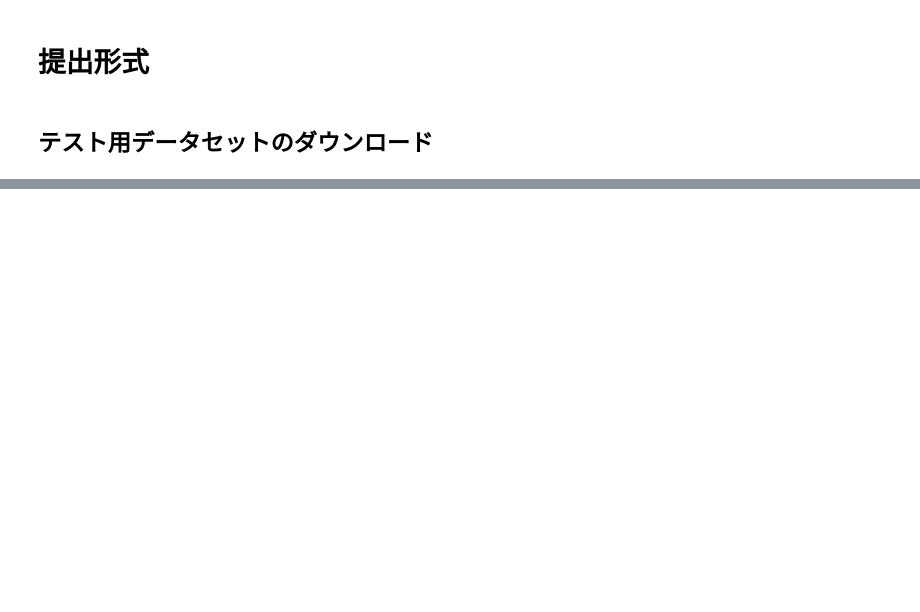
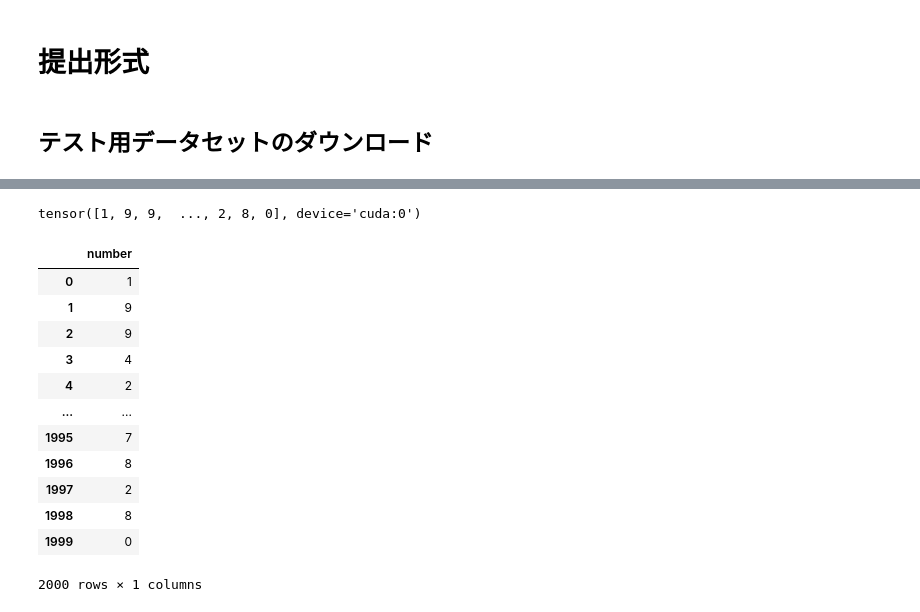
Before and after one commit to sangyuchuan1997/E-qualif-Practice, a Jupyter notebook: exercises/04_Cifar10/Exercise_Cifar10.ipynb, the cells around one changed output, grey strips where cells are left out. Cells and saved outputs as stored; diff of their text form; code cells hidden in the pictures; blank space fills up the shorter version.

```diff
--- a/exercises/04_Cifar10/Exercise_Cifar10.ipynb
+++ b/exercises/04_Cifar10/Exercise_Cifar10.ipynb
@@ -93 +230,4 @@ parse_pickle(val, "val")
+# %%
+vgg_pre_weight_path = './vgg_pre_weight_path.pth'
+torch.save(net.state_dict(), vgg_pre_weight_path)
 # %% [markdown]
@@ -96,0 +235,2 @@ parse_pickle(val, "val")
+# %%
+net.load_state_dict(torch.load(vgg_pre_weight_path))
@@ -104,8 +279,49 @@ parse_pickle(val, "val")
+# %%
+transform = transforms.Compose(
+    [transforms.ToTensor(),
+     transforms.Normalize((0.5, 0.5, 0.5), (0.5, 0.5, 0.5))])
+
+with open('test_data.pickle', "rb") as fp:
+  test = pickle.load(fp, encoding="latin-1")
+
+for i in range(len(test['data'])):
+  data = test["data"][i]
+  data = data.reshape(3, 32, 32)
+  data = np.swapaxes(data, 0, 2)
+  data = np.swapaxes(data, 0, 1)
+  img = transform(data)
+  img = torch.unsqueeze(img, 0)
+  if i==0:
+    images=img
+  else:
+    images = torch.cat([images, img])
+# %%
+device = torch.device('cuda' if torch.cuda.is_available() else 'cpu')
+net.eval()
+images = images.to(device)
+with torch.no_grad():
+    outputs = net(images)
+    _, predictions = torch.max(outputs, 1)
+print(predictions)
+# %% [output]
+tensor([1, 9, 9,  ..., 2, 8, 0], device='cuda:0')
 # %%
-# 提出形式見本
-# 提出データの形、タイトル
+# pandasのDataFrame形式に変換し、CSV出力する
 import pandas as pd
-y_pred = pd.DataFrame(予測結果の変数, columns=['number'])
-# csv形式で提出して下さい。
+y_pred = pd.DataFrame(predictions.cpu(), columns=['number'])
 y_pred.to_csv('y_pred.csv')
 y_pred
+# %% [output]
+|  | number |
+| 0 | 1 |
+| 1 | 9 |
+| 2 | 9 |
+| 3 | 4 |
+| 4 | 2 |
+| ... | ... |
+| 1995 | 7 |
+| 1996 | 8 |
+| 1997 | 2 |
+| 1998 | 8 |
+| 1999 | 0 |
+2000 rows × 1 columns
```
Also changed, not shown: parts of 22 cells of this notebook, 3 other files.
